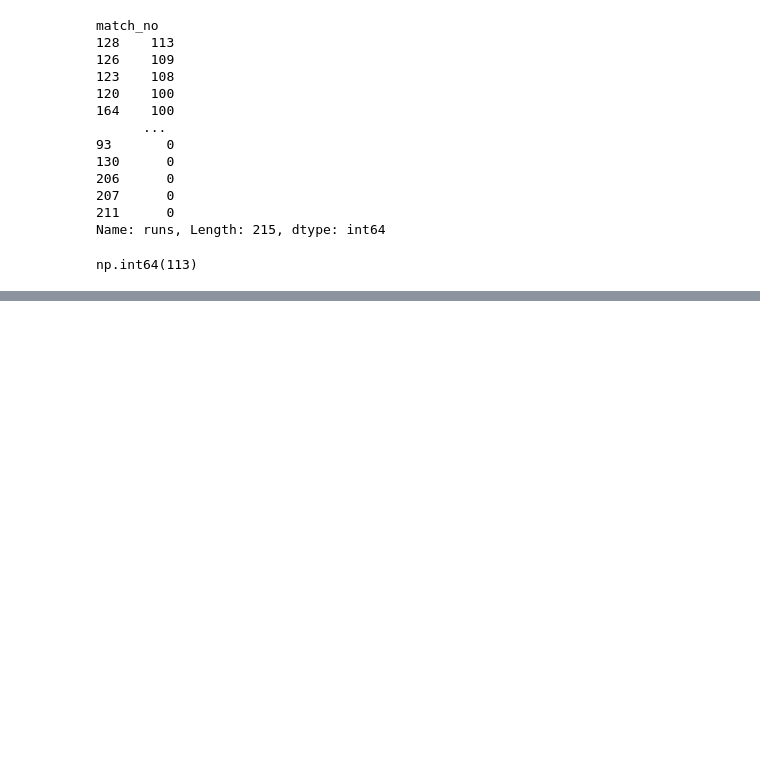
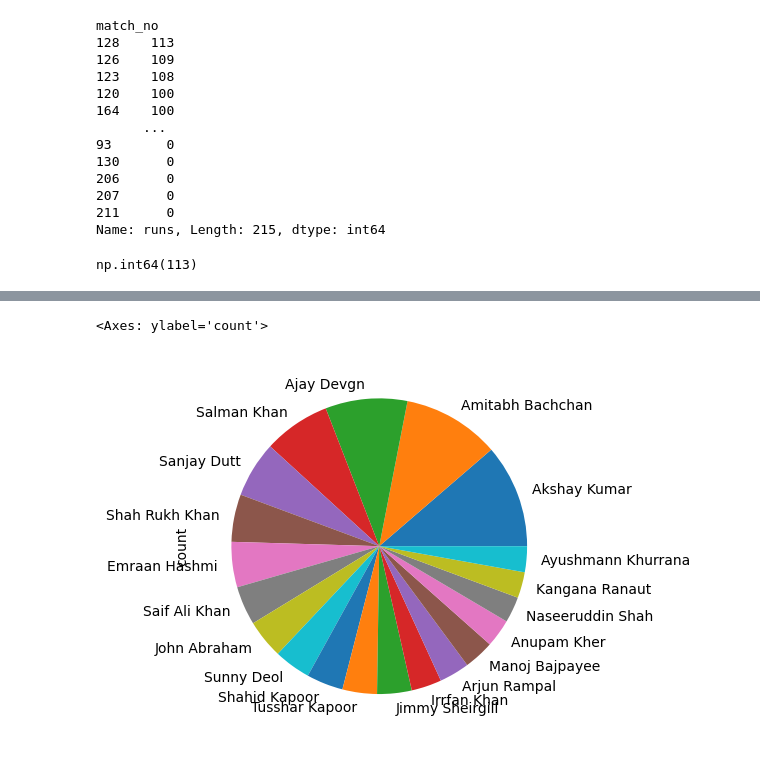
Before and after one commit to sanjogbhalla16/Numpy-and-Pandas-CampusX, a Jupyter notebook: Day4-Pandas-Session-One-CampusX.ipynb, the cells around one changed output, grey strips where cells are left out. Saved outputs shown, nothing was run; the diff lists cells and outputs as text; code cells hidden in the pictures; blank space fills up the shorter version.

```diff
--- a/Day4-Pandas-Session-One-CampusX.ipynb
+++ b/Day4-Pandas-Session-One-CampusX.ipynb
@@ -274,0 +792,5 @@ np.int64(113)
+# %%
+movies.value_counts().head(20).plot(kind='pie')
+# %% [output]
+<Axes: ylabel='count'>
+[figure, added]
```
Also changed, not shown: parts of 61 cells of this notebook.
